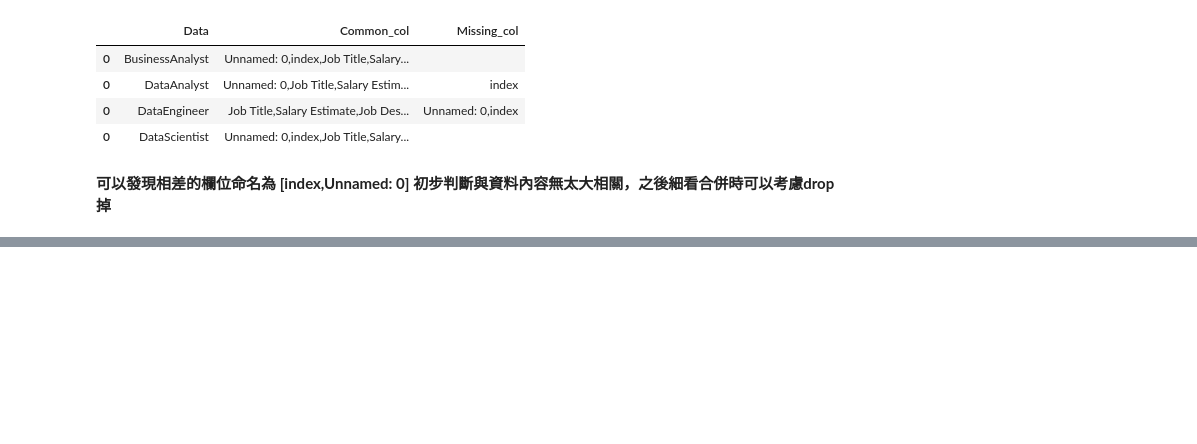
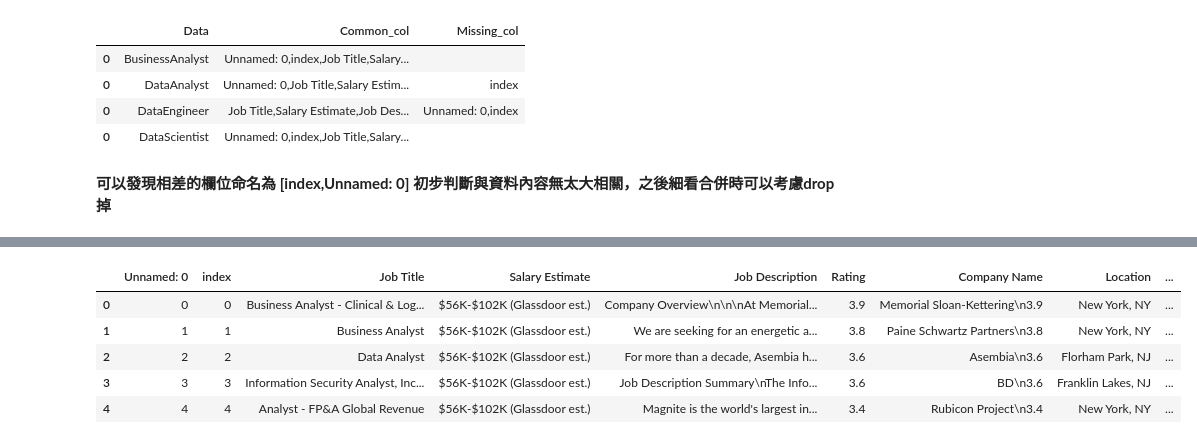
Before and after one commit to DANIEL20625/homework, a Jupyter notebook: homework.ipynb, the cells around one changed output, grey strips where cells are left out. Drawn from its saved outputs; the diff is of its cells as text; code cells hidden in the pictures; blank space fills up the shorter version.

```diff
--- a/homework.ipynb
+++ b/homework.ipynb
@@ -54,0 +77,9 @@ col_missing
+# %%
+BusinessAnalyst.head(5)
+# %% [output]
+|  | Unnamed: 0 | index | Job Title | Salary Estimate | Job Description | Rating | Company Name | Location | ... |
+| 0 | 0 | 0 | Business Analyst - Clinical & Log... | $56K-$102K (Glassdoor est.) | Company Overview\n\n\nAt Memorial... | 3.9 | Memorial Sloan-Kettering\n3.9 | New York, NY | ... |
+| 1 | 1 | 1 | Business Analyst | $56K-$102K (Glassdoor est.) | We are seeking for an energetic a... | 3.8 | Paine Schwartz Partners\n3.8 | New York, NY | ... |
+| 2 | 2 | 2 | Data Analyst | $56K-$102K (Glassdoor est.) | For more than a decade, Asembia h... | 3.6 | Asembia\n3.6 | Florham Park, NJ | ... |
+| 3 | 3 | 3 | Information Security Analyst, Inc... | $56K-$102K (Glassdoor est.) | Job Description Summary\nThe Info... | 3.6 | BD\n3.6 | Franklin Lakes, NJ | ... |
+| 4 | 4 | 4 | Analyst - FP&A Global Revenue | $56K-$102K (Glassdoor est.) | Magnite is the world's largest in... | 3.4 | Rubicon Project\n3.4 | New York, NY | ... |
```
Also changed, not shown: parts of 10 cells of this notebook.
